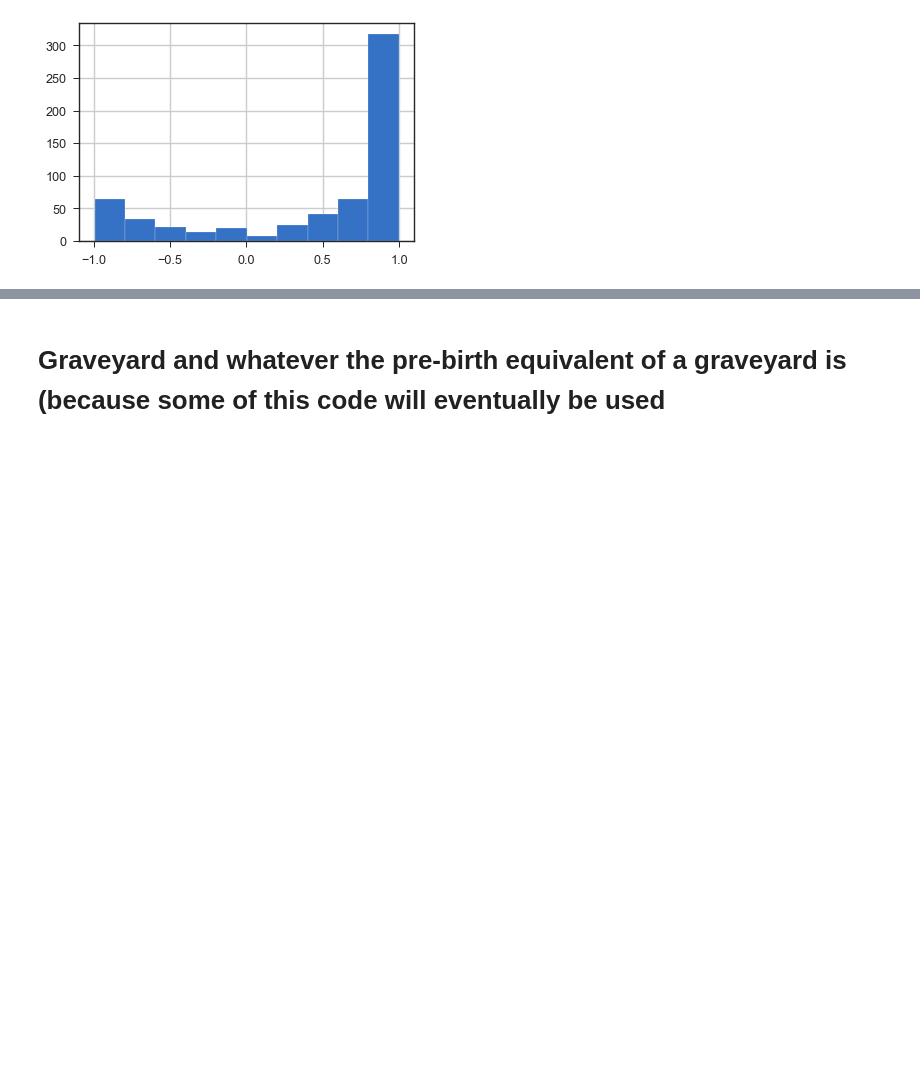
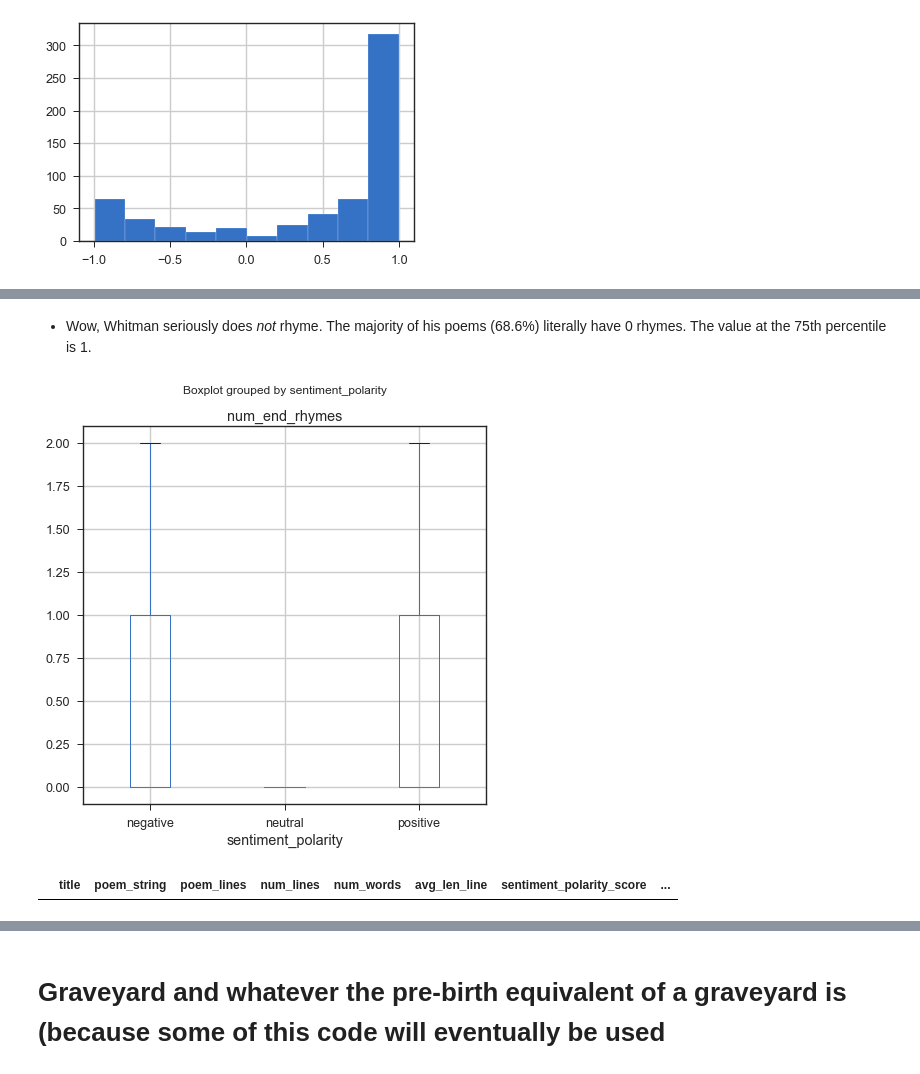
Before and after one commit to p-szymo/whitman_analysis, a Jupyter notebook: nlp_analysis.ipynb, the cells around one changed output, grey strips where cells are left out. Drawn from its saved outputs; the diff is of its cells as text; code cells hidden in the pictures; blank space fills up the shorter version.

```diff
--- a/nlp_analysis.ipynb
+++ b/nlp_analysis.ipynb
@@ -359,0 +480,12 @@ df.head()
+# %% [markdown]
+- Wow, Whitman seriously does *not* rhyme. The majority of his poems (68.6%) literally have 0 rhymes. The value at the 75th percentile is 1.
+# %%
+# plot the graph
+df.boxplot('num_end_rhymes', 'sentiment_polarity',
+           showfliers=False, figsize=(7,7));
+# %% [output]
+[figure, added]
+# %%
+df[(df.sentiment_polarity == 'neutral') & (df.num_end_rhymes > 0)]
+# %% [output]
+|  | title | poem_string | poem_lines | num_lines | num_words | avg_len_line | sentiment_polarity_score | ... |
```
Also changed, not shown: parts of 95 cells of this notebook.
